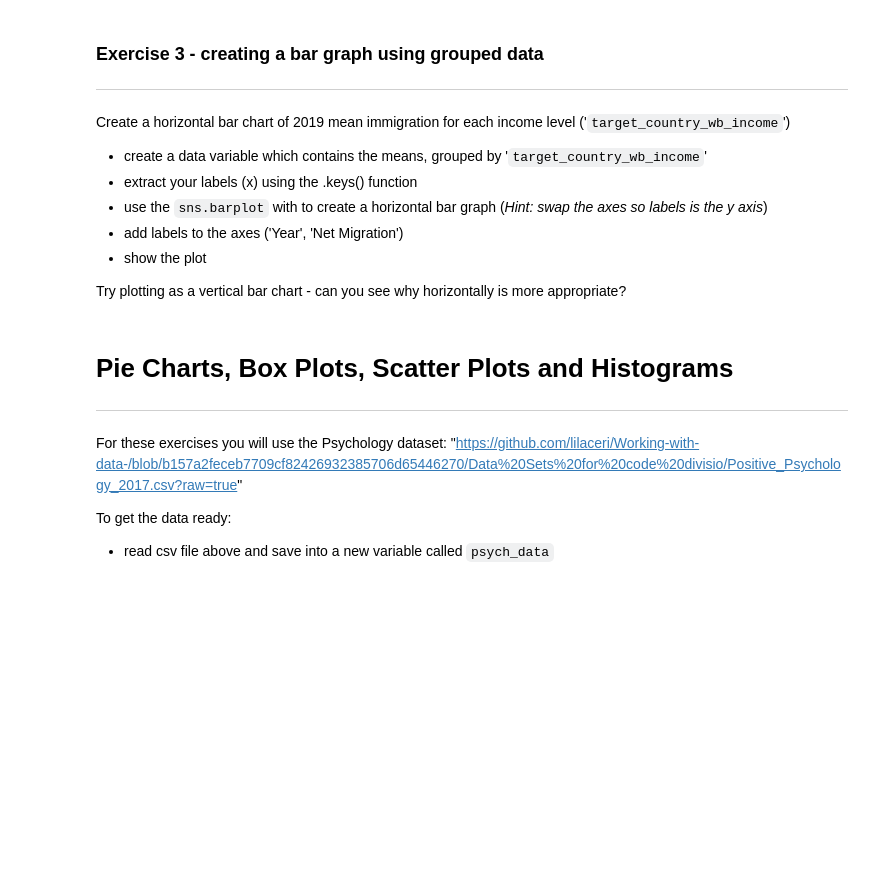
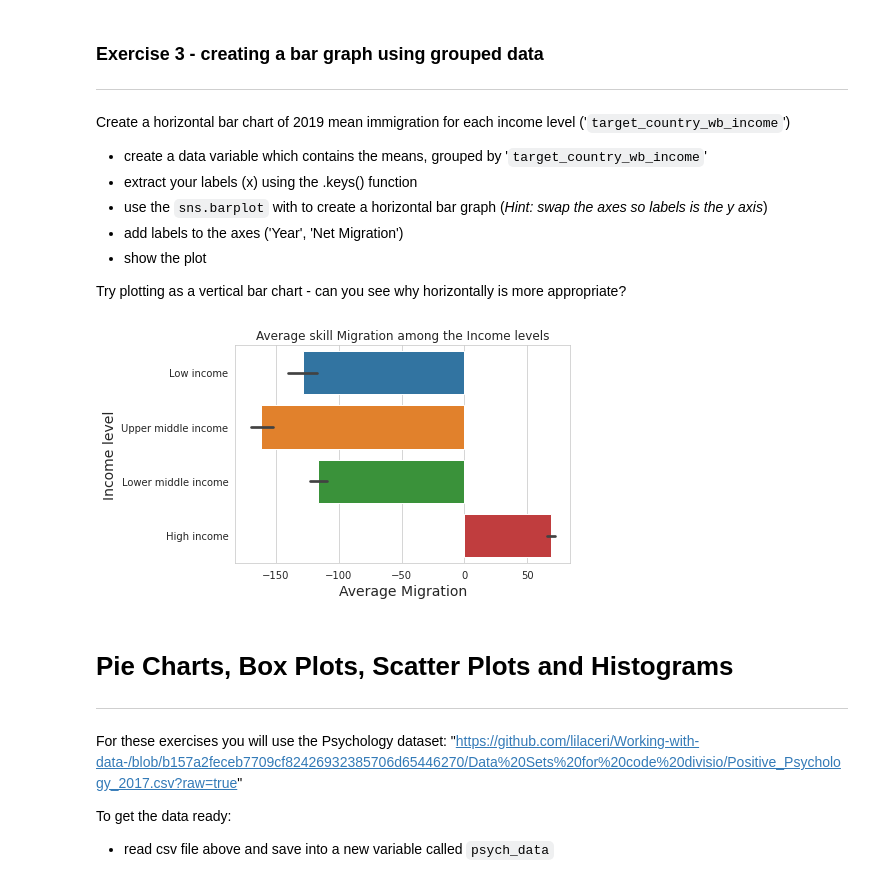
Before and after one commit to JaySanthanam/Programming-for-data, a Jupyter notebook: Worksheets/7_2_Visualisation_with_Seaborn.ipynb, the cells around one changed output. Cells and saved outputs as stored; diff of their text form; code cells hidden in the pictures; blank space fills up the shorter version.

```diff
--- a/Worksheets/7_2_Visualisation_with_Seaborn.ipynb
+++ b/Worksheets/7_2_Visualisation_with_Seaborn.ipynb
@@ -153,6 +153,17 @@ Create a horizontal bar chart of 2019 mean immigration for each income level ('`
 * show the plot
 
 Try plotting as a vertical bar chart - can you see why horizontally is more appropriate?
+# %%
+import numpy as np
+skills_v2_19 = df[["wb_income","net_per_10K_2019"]].copy()
+skills_v2_grp1 = skills_v2_19.groupby(["wb_income"]).mean
+chart = sns.barplot(data = skills_v2_19, x = 'net_per_10K_2019', y = 'wb_income')
+chart.set_xlabel("Average Migration", fontsize = 14)
+chart.set_ylabel("Income level", fontsize = 14)
+chart.set_title ("Average skill Migration among the Income levels")
+sns.set_style("whitegrid")
+# %% [output]
+[figure, added]
 # %% [markdown]
 # Pie Charts, Box Plots, Scatter Plots and Histograms
 ---
```
